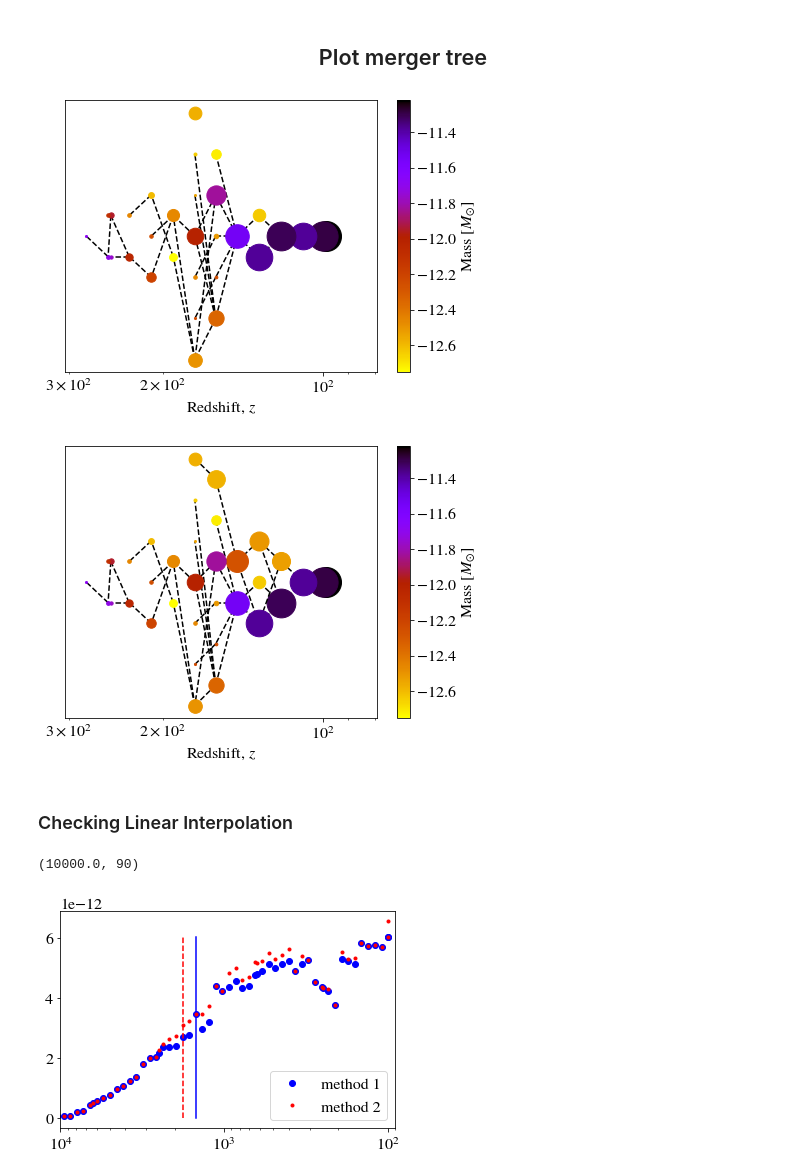
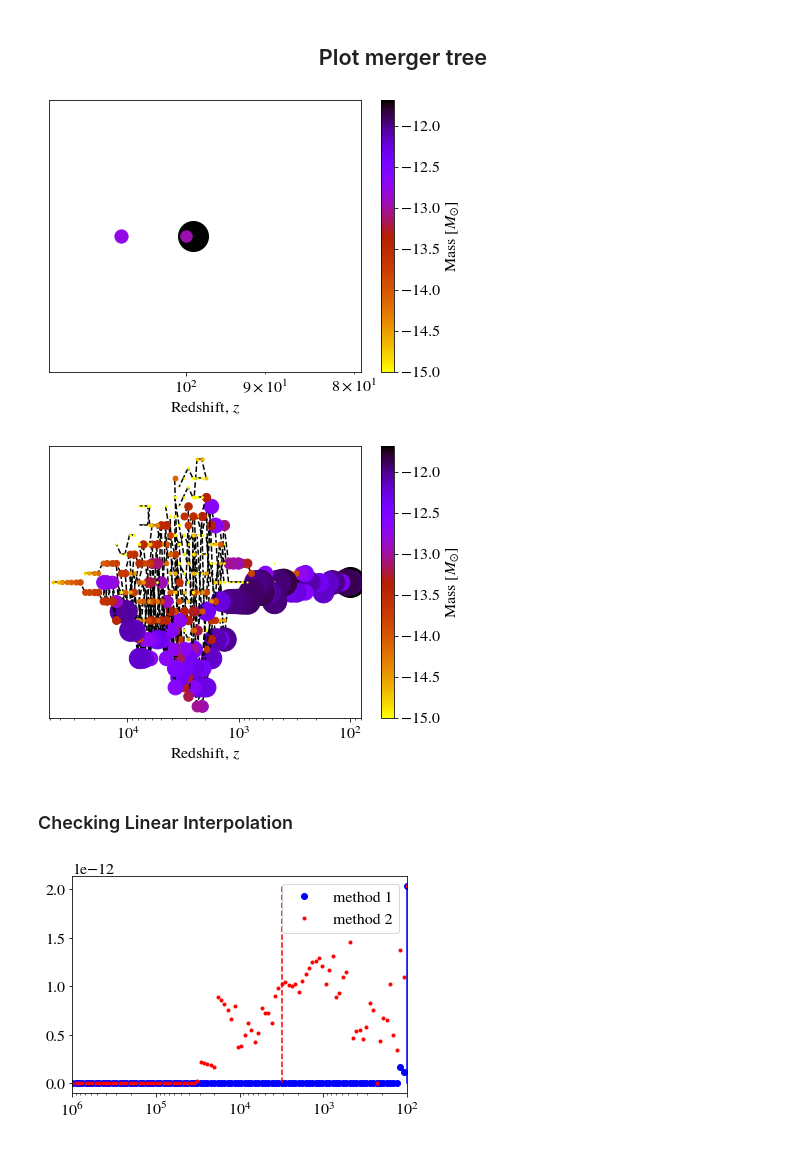
Before and after one commit to David-Ellis/m3p_merger, a Jupyter notebook: MergerTree.ipynb, the cells around one changed output. Saved outputs shown, nothing was run; the diff lists cells and outputs as text; code cells hidden in the pictures.

```diff
--- a/MergerTree.ipynb
+++ b/MergerTree.ipynb
@@ -28,6 +28,6 @@ z_eq = Omega_m0/Omega_r0 - 1
 a_eq = 1/(1+z_eq)
 # %%
 #ppFile = pathPrefix+"../inputs/"+"inputs.ax_manyz"
-ppFile = "inputs.axbig_manyz3"
-peak_list, boxsize = m3p_merger.MakePeakList(ppFile,startIndex = 0, printOutput = True)
+ppFile = "inputs.axbig_manyz"
+peak_list_main, boxsize = m3p_merger.MakePeakList(ppFile,startIndex = 0, printOutput = True)
 # %% [output]
@@ -75,51 +73,50 @@ m3p_merger.plotMergerPatches(out2[0], ppFile)
 importlib.reload(m3p_merger)
 ppFile = "inputs.axbig_manyz3"
 
-index = 30
+index = 437
 
 out = m3p_merger.BuildMergerTree(peak_list, ppFile, final_halos_indicies = index)
-fig = m3p_merger.plotMergerTree(out[0][::6], ppFile, startIndex=0, font_size = 16, log = True,
-                          colorbar=True, colorbar_title = "Mass [$M_{\odot}$]", min_mass = 10**(-12.75))
+fig = m3p_merger.plotMergerTree(out[0], ppFile, startIndex=0, font_size = 16, log = True,
+                          colorbar=True, colorbar_title = "Mass [$M_{\odot}$]")
 plt.show()
 
-out2 = m3p_merger.BuildMergerTree2(peak_list, ppFile, final_halos_indicies = index)
-fig = m3p_merger.plotMergerTree(out2[0][::6], ppFile, startIndex=0, font_size = 16, log = True,
-                          colorbar=True, colorbar_title = "Mass [$M_{\odot}$]",  min_mass = 10**(-12.75))
+out2 = m3p_merger.BuildMergerTree2(peak_list_main, ppFile, final_halos_indicies = index)
+fig = m3p_merger.plotMergerTree(out2[0], ppFile, startIndex=0, font_size = 16, log = True,
+                          colorbar=True, colorbar_title = "Mass [$M_{\odot}$]")
 # %% [output]
-[figure, old version]
+[figure, new version]
-[figure, old version]
+[figure, new version]
 # %% [markdown]
 <h3>Checking Linear Interpolation</h3>
 # %%
 importlib.reload(m3p_merger)
 
-halo_index = index
+halo_index = 437 #index
 f = 0.01
 
 out = m3p_merger.BuildMergerTree(peak_list, ppFile, final_halos_indicies = halo_index)
 #zColLin, ProgMassLin, zLin = m3p_merger.FindCollapseRedshift(out[0], f, ppFile,startIndex = 25, interp = "Linear")
 zCol, ProgMass, z = m3p_merger.FindCollapseRedshift(out[0], f, ppFile,startIndex = 0, interp = "None")
 plt.semilogx(z, ProgMass, 'bo', ms=6, label = "method 1")
 
 #plt.semilogx([zColLin, zColLin], [0,ProgMassLin[0]],'k-')
 plt.semilogx([zCol, zCol], [0,ProgMass[0]],'b-')
 
-plt.xlim(1e4, z[0])
+#plt.xlim(1e4, z[0])
 
-out = m3p_merger.BuildMergerTree2(peak_list, ppFile, final_halos_indicies = halo_index)
+out = m3p_merger.BuildMergerTree2(peak_list_main, ppFile, final_halos_indicies = halo_index)
 zCol, ProgMass, z = m3p_merger.FindCollapseRedshift(out[0], f, ppFile,startIndex = 0, interp = "None")
 plt.semilogx(z, ProgMass, 'r.', ms=6, label ="method 2")
 
 plt.semilogx([zCol, zCol], [0,ProgMass[0]],'r--')
 
-plt.legend(loc=4)
-plt.xlim(1e4, 90)
+plt.legend(loc=1)
+plt.xlim(max(z), min(z))
 
 
 #np.save("./FinalGraphs/Data/MassGrowth.npy", [z, ProgMass, zCol])
 # %% [output]
-(10000.0, 90)
-[figure, old version]
+[figure, new version]
 # %%
 importlib.reload(m3p_merger)
 ppFile = "inputs.axbig_manyz3"
```
Also changed, not shown: parts of 7 cells of this notebook, 1 other file.
